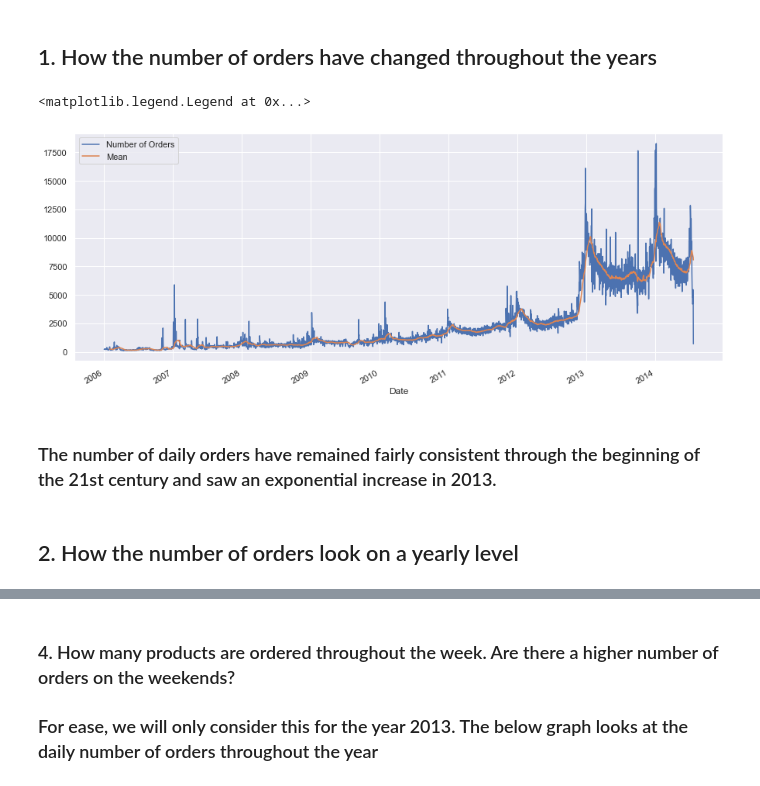
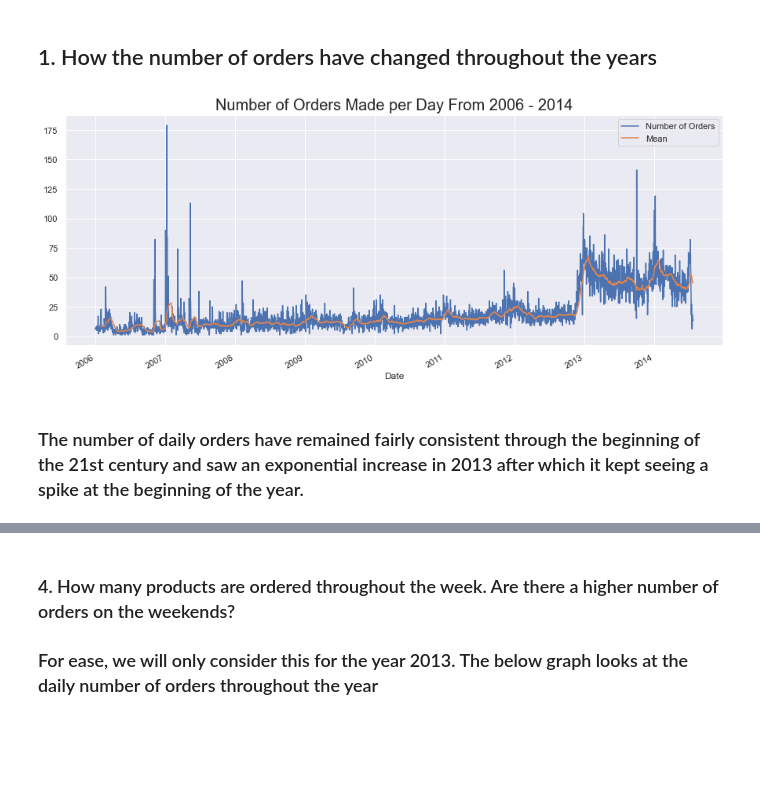
Before and after one commit to Shaheerairaj/Amazon-Product-Recommendation-System, a Jupyter notebook: Amazon Project/Amazon Project.ipynb, the cells around one changed output, grey strips where cells are left out. Drawn from its saved outputs; the diff is of its cells as text; code cells hidden in the pictures; blank space fills up the shorter version.

```diff
--- a/Amazon Project/Amazon Project.ipynb
+++ b/Amazon Project/Amazon Project.ipynb
@@ -21,7 +31,7 @@ sns.set_theme()
 # %%
 #Importing Data
 
-df = pd.read_csv('Datasets/Amazon Reviews.csv', names = ['User ID','Product ID','Rating','Time Stamp'])
+df = pd.read_csv('Datasets/Amazon Reviews.csv', names = ['User ID','Product ID','Rating','Time Stamp'], nrows = 100000)
 df['Time Stamp'] = df['Time Stamp'].apply(lambda x:datetime.fromtimestamp(x))
 df = df.rename(columns={'Time Stamp':'Date'})
 df.head()
@@ -198,17 +254,15 @@ df_timeseries
 # %%
 df_timeseries.groupby('Date')['User ID'].count()
 plt.figure(figsize=(15,6))
 plt.plot(df_timeseries.groupby('Date')['User ID'].count())
 df_timeseries.groupby('Date')['User ID'].count().rolling(window=30).mean().plot()
-plt.legend(['Number of Orders','Mean'])
+plt.title('Number of Orders Made per Day From 2006 - 2014', fontdict={'fontsize':20})
+plt.legend(['Number of Orders','Mean']);
 # %% [output]
-<matplotlib.legend.Legend at 0x...>
-[figure, old version]
+[figure, new version]
 # %% [markdown]
-### The number of daily orders have remained fairly consistent through the beginning of the 21st century and saw an exponential increase in 2013.
+### The number of daily orders have remained fairly consistent through the beginning of the 21st century and saw an exponential increase in 2013 after which it kept seeing a spike at the beginning of the year.
 # %%
 #Creating month and year column
 df_timeseries['Month'] = df_timeseries.index.month
 df_timeseries['Year'] = df_timeseries.index.year
-# %% [markdown]
-## 2. How the number of orders look on a yearly level
```
Also changed, not shown: parts of 48 cells of this notebook.
